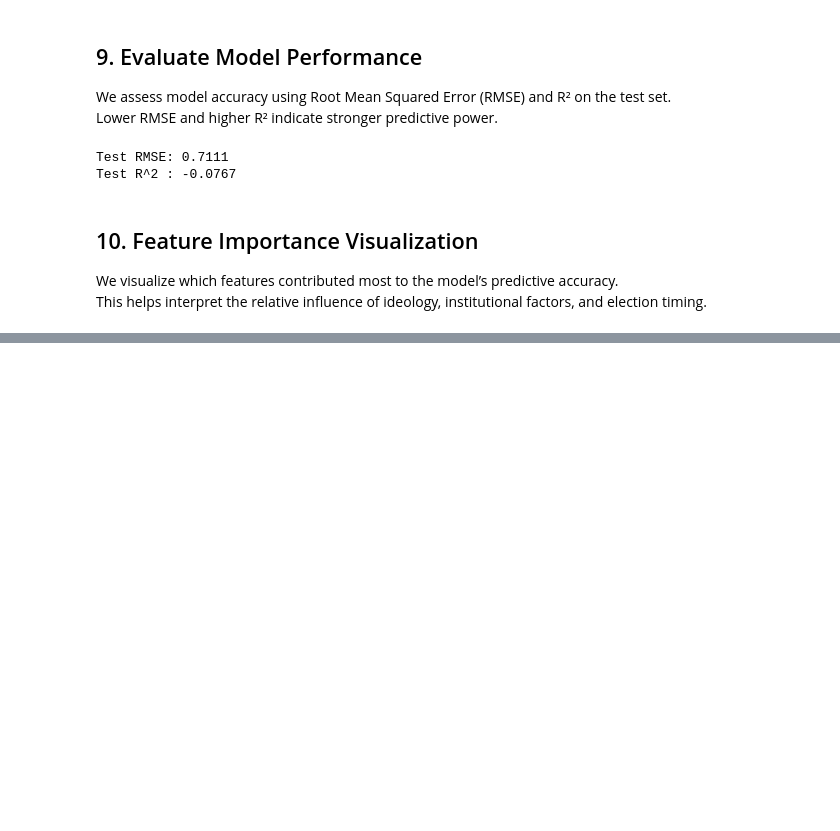
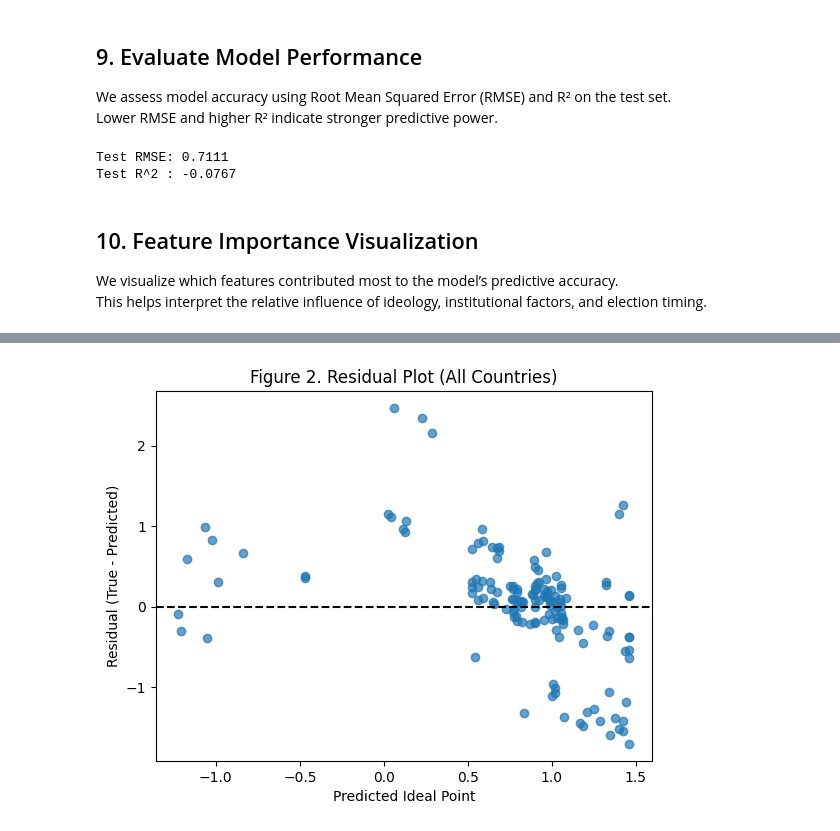
Before and after one commit to hieu-mtran/geopolitical-forecasting, a Jupyter notebook: notebook/dir_un_alignment.ipynb, the cells around one changed output, grey strips where cells are left out. Saved outputs shown, nothing was run; the diff lists cells and outputs as text; code cells hidden in the pictures; blank space fills up the shorter version.

```diff
--- a/notebook/dir_un_alignment.ipynb
+++ b/notebook/dir_un_alignment.ipynb
@@ -261,0 +275,16 @@ plt.show()
+# %%
+# 1. Load the saved predictions
+res = pd.read_csv("../data/test_predictions.csv")
+
+# 2. Compute residuals
+res["residual"] = res["y_true"] - res["y_pred"]
+
+# 3. Overall scatter
+plt.scatter(res["y_pred"], res["residual"], alpha=0.7)
+plt.axhline(0, color="black", linestyle="--")
+plt.xlabel("Predicted Ideal Point")
+plt.ylabel("Residual (True - Predicted)")
+plt.title("Figure 2. Residual Plot (All Countries)")
+plt.show()
+# %% [output]
+[figure, added]
```
Also changed, not shown: parts of 15 cells of this notebook, 2 other files.
